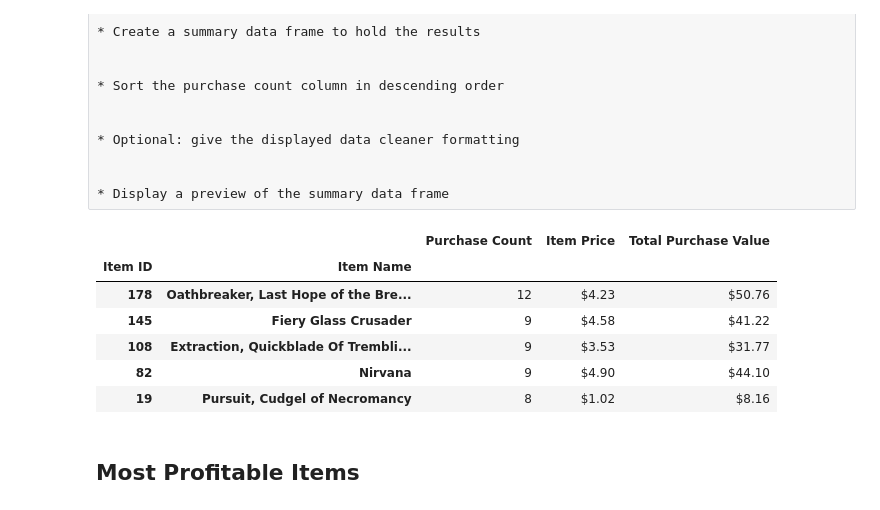
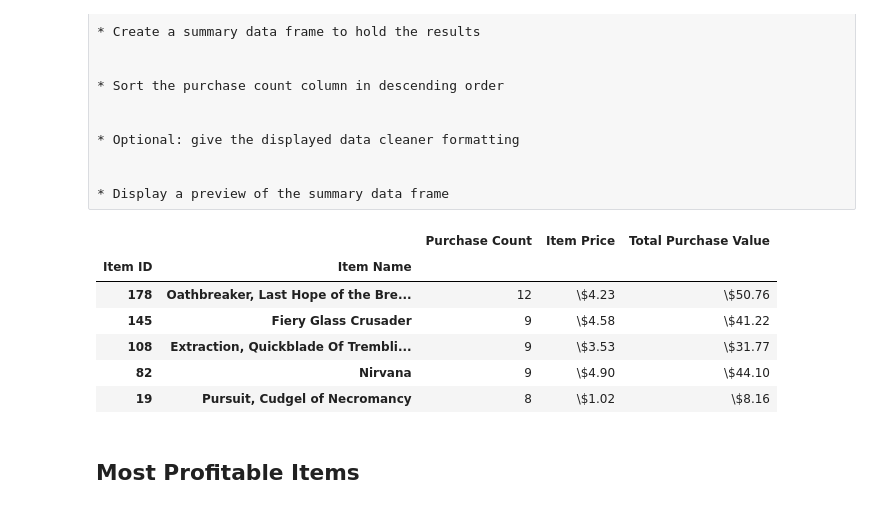
Before and after one commit to spastranas/Python-challenge, a Jupyter notebook: Data Analysis with Python - Sandra Pastrana.ipynb, the cells around one changed output. Cells and saved outputs as stored; diff of their text form; code cells hidden in the pictures.

```diff
--- a/Data Analysis with Python - Sandra Pastrana.ipynb
+++ b/Data Analysis with Python - Sandra Pastrana.ipynb
@@ -322,28 +323,28 @@ SortedDF[["Purchase Count","Average Purchase Price","Total Purchase Value"]].hea
 # %%
 #purchase_data.columns
 #Group by item id and item name, then aggregate
 PopDF=purchase_data.groupby(["Item ID","Item Name"])
 NewPOPDF=PopDF.mean()
 
 
 #Create New columns form the new aggregations and formats
 NewPOPDF["Purchase Count"]=PopDF["Item ID"].count()
-NewPOPDF["Item Price"]=PopDF["Price"].mean().map("${:.2f}".format)
-NewPOPDF["Total Purchase Value"]=PopDF["Price"].sum().map("${:.2f}".format)
+NewPOPDF["Item Price"]=PopDF["Price"].mean().map("\${:.2f}".format)
+NewPOPDF["Total Purchase Value"]=PopDF["Price"].sum().map("\${:.2f}".format)
 #Same column unformated for sorting
 NewPOPDF["Total Sort"]=PopDF["Price"].sum()
 
 #display top 5
 
 NewPOPDF[["Purchase Count","Item Price","Total Purchase Value"]].sort_values(["Purchase Count"], ascending=False).head(5)
 # %% [output]
 |  |  | Purchase Count | Item Price | Total Purchase Value |
 | Item ID | Item Name |  |  |  |
-| 178 | Oathbreaker, Last Hope of the Bre... | 12 | $4.23 | $50.76 |
-| 145 | Fiery Glass Crusader | 9 | $4.58 | $41.22 |
-| 108 | Extraction, Quickblade Of Trembli... | 9 | $3.53 | $31.77 |
-| 82 | Nirvana | 9 | $4.90 | $44.10 |
-| 19 | Pursuit, Cudgel of Necromancy | 8 | $1.02 | $8.16 |
+| 178 | Oathbreaker, Last Hope of the Bre... | 12 | \$4.23 | \$50.76 |
+| 145 | Fiery Glass Crusader | 9 | \$4.58 | \$41.22 |
+| 108 | Extraction, Quickblade Of Trembli... | 9 | \$3.53 | \$31.77 |
+| 82 | Nirvana | 9 | \$4.90 | \$44.10 |
+| 19 | Pursuit, Cudgel of Necromancy | 8 | \$1.02 | \$8.16 |
 # %% [markdown]
 ## Most Profitable Items
 # %% [markdown]
```
Also changed, not shown: parts of 3 cells of this notebook.
